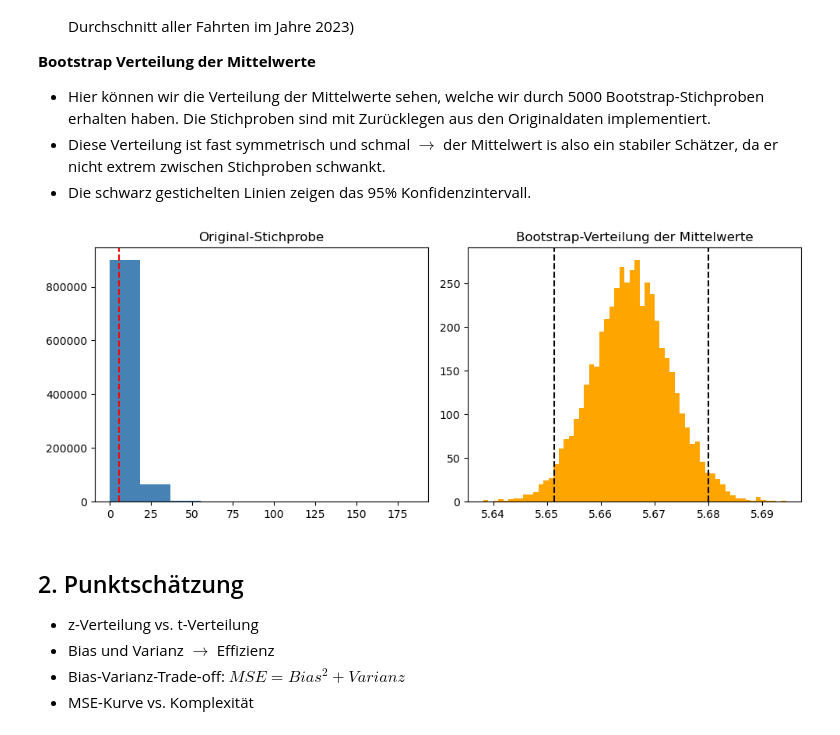
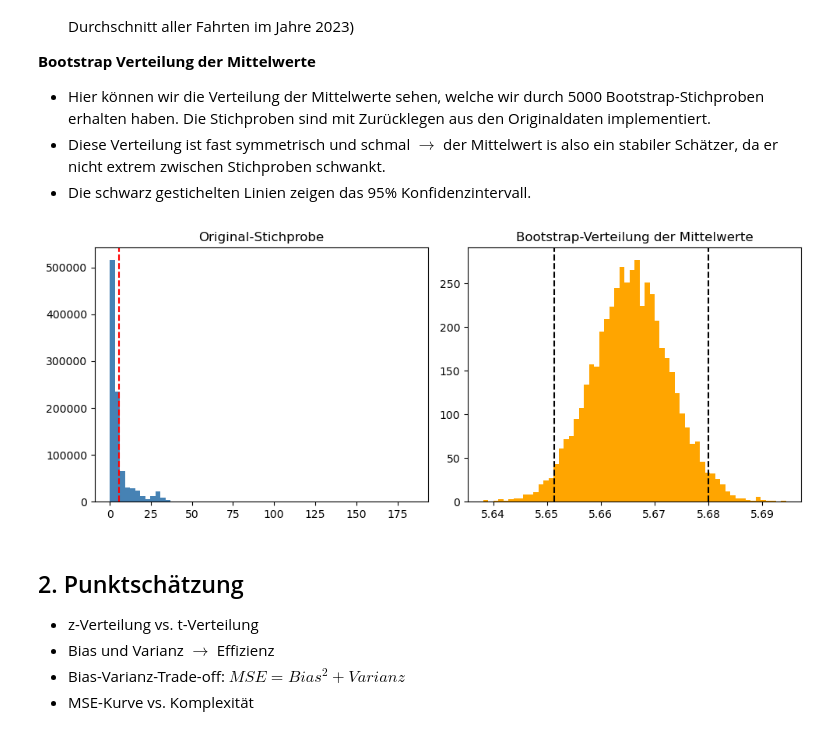
Before and after one commit to Benjam1nP/Statistic-Data-Sience-Project, a Jupyter notebook: notebooks/06_Schaetzen_&_Konfidenzintervalle.ipynb, the cells around one changed output. Drawn from its saved outputs; the diff is of its cells as text; code cells hidden in the pictures.

Commit message:
[update|02 + 06] Update latest version before presentation - added some graphs]

```diff
--- a/notebooks/06_Schaetzen_&_Konfidenzintervalle.ipynb
+++ b/notebooks/06_Schaetzen_&_Konfidenzintervalle.ipynb
@@ -206,17 +206,17 @@ plt.show()
  - Die schwarz gestichelten Linien zeigen das 95% Konfidenzintervall.
 # %%
 fig, ax = plt.subplots(1, 2, figsize=(10,4))
-ax[0].hist(x, bins=10, color="steelblue")
+ax[0].hist(x, bins=60, color="steelblue")
 ax[0].axvline(x.mean(), color="red", ls="--", label="Stichprobenmittel")
 ax[0].set_title("Original-Stichprobe")
 
 ax[1].hist(bootstrap_estimates, bins=60, color="orange")
 ax[1].axvline(np.percentile(bootstrap_estimates, 2.5), color="black", ls="--")
 ax[1].axvline(np.percentile(bootstrap_estimates, 97.5), color="black", ls="--")
 ax[1].set_title("Bootstrap-Verteilung der Mittelwerte")
 plt.tight_layout(); plt.show()
 # %% [output]
-[figure, old version]
+[figure, new version]
 # %% [markdown]
 ## 2. Punktschätzung
 
```
Also changed, not shown: parts of 2 cells of this notebook.
